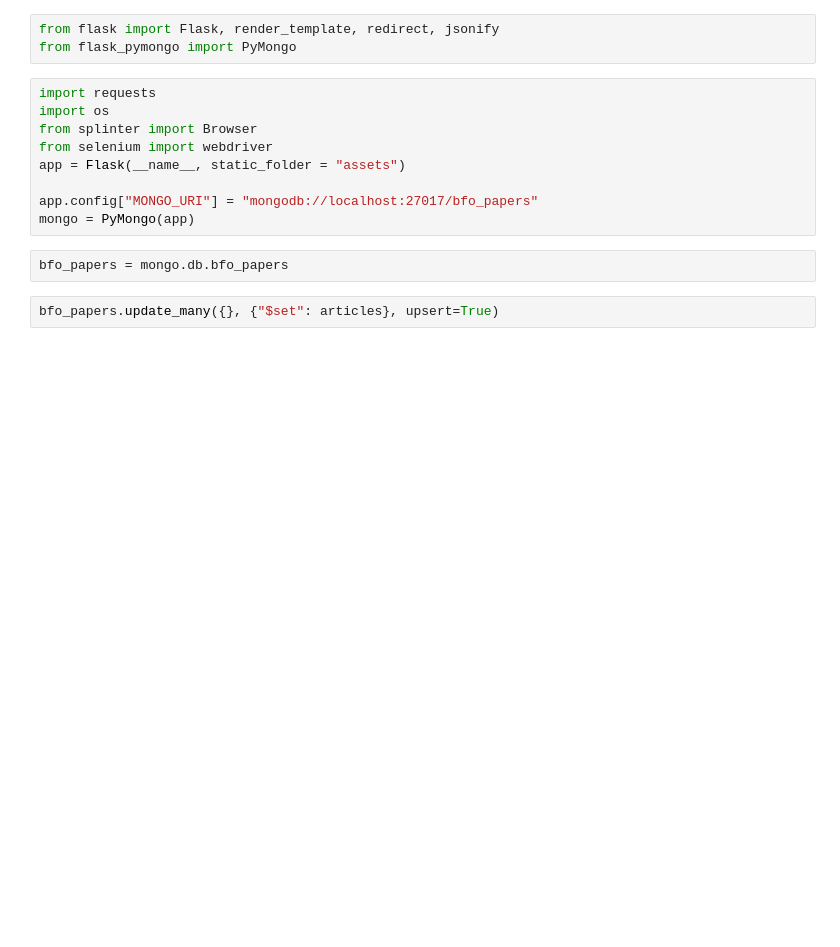
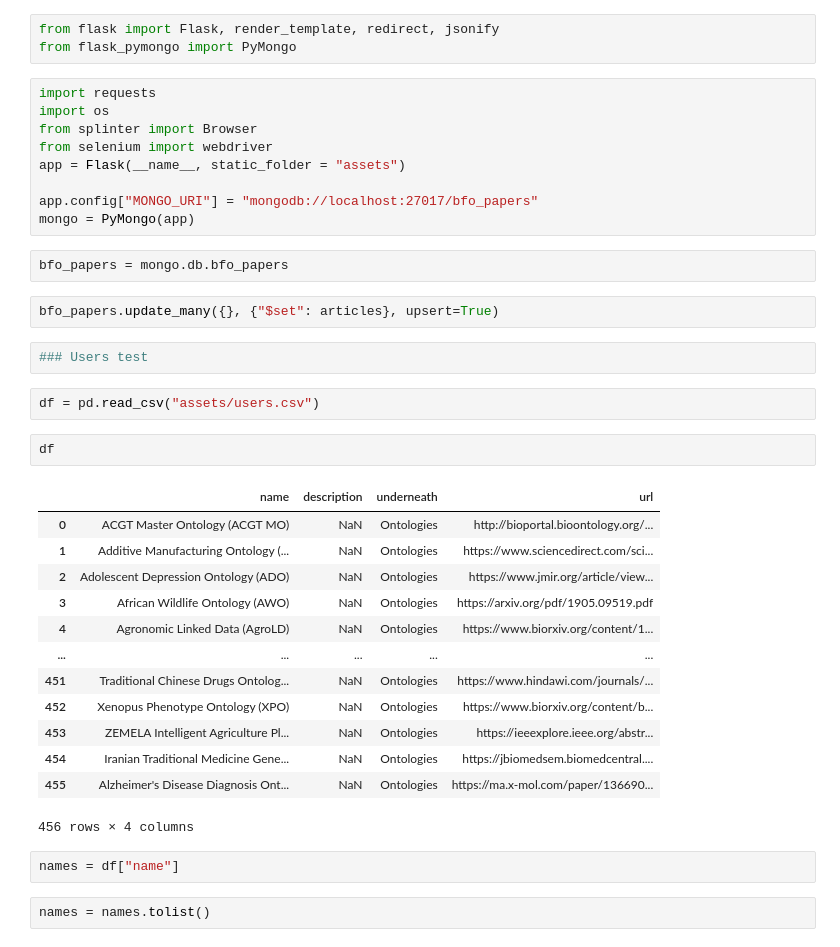
Before and after one commit to SydCo99/bfo-new-site, a Jupyter notebook: pymongo-test.ipynb, the cells around one changed output. Drawn from its saved outputs; the diff is of its cells as text; blank space fills up the shorter version.

Commit message:
started users page

```diff
--- a/Untitled.ipynb
+++ b/pymongo-test.ipynb
@@ -298,3 +294,27 @@ mongo = PyMongo(app)
 bfo_papers = mongo.db.bfo_papers
 # %%
 bfo_papers.update_many({}, {"$set": articles}, upsert=True)
+# %%
+### Users test
+# %%
+df = pd.read_csv("assets/users.csv")
+# %%
+df
+# %% [output]
+|  | name | description | underneath | url |
+| 0 | ACGT Master Ontology (ACGT MO) | NaN | Ontologies | http://bioportal.bioontology.org/... |
+| 1 | Additive Manufacturing Ontology (... | NaN | Ontologies | https://www.sciencedirect.com/sci... |
+| 2 | Adolescent Depression Ontology (ADO) | NaN | Ontologies | https://www.jmir.org/article/view... |
+| 3 | African Wildlife Ontology (AWO) | NaN | Ontologies | https://arxiv.org/pdf/1905.09519.pdf |
+| 4 | Agronomic Linked Data (AgroLD) | NaN | Ontologies | https://www.biorxiv.org/content/1... |
+| ... | ... | ... | ... | ... |
+| 451 | Traditional Chinese Drugs Ontolog... | NaN | Ontologies | https://www.hindawi.com/journals/... |
+| 452 | Xenopus Phenotype Ontology (XPO) | NaN | Ontologies | https://www.biorxiv.org/content/b... |
+| 453 | ZEMELA Intelligent Agriculture Pl... | NaN | Ontologies | https://ieeexplore.ieee.org/abstr... |
+| 454 | Iranian Traditional Medicine Gene... | NaN | Ontologies | https://jbiomedsem.biomedcentral.... |
+| 455 | Alzheimer's Disease Diagnosis Ont... | NaN | Ontologies | https://ma.x-mol.com/paper/136690... |
+456 rows × 4 columns
+# %%
+names = df["name"]
+# %%
+names = names.tolist()
```
Also changed, not shown: parts of 4 cells of this notebook, 8 other files.
